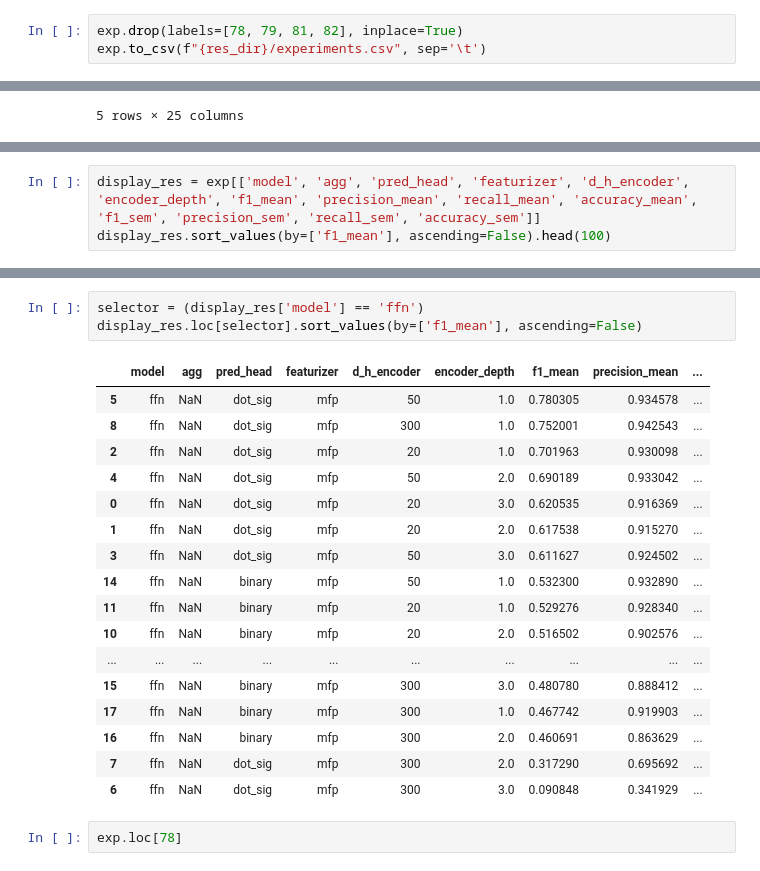
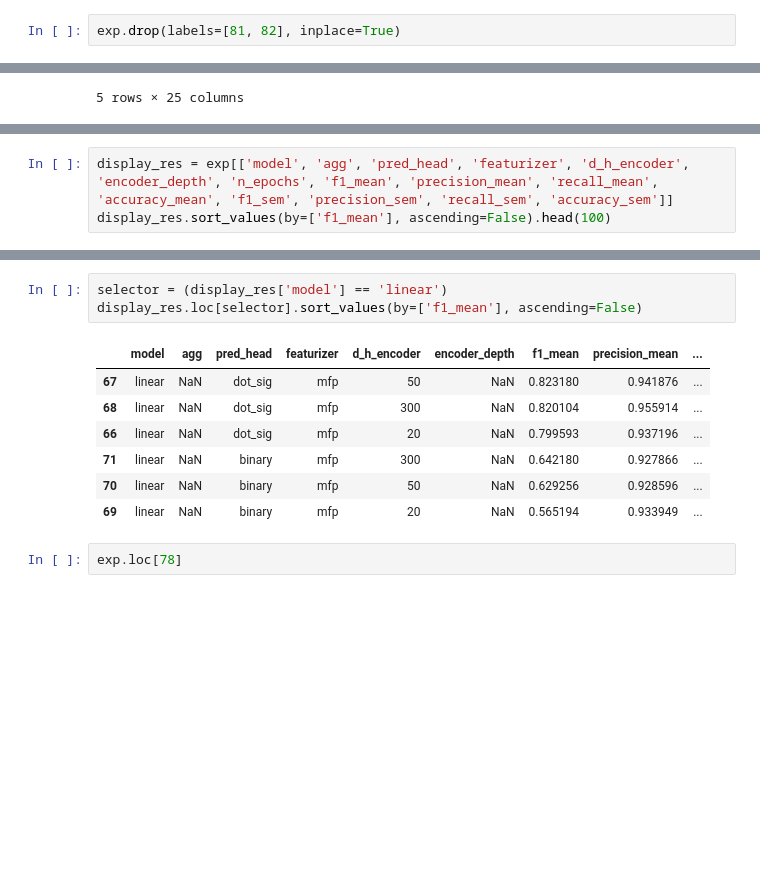
Before and after one commit to stefanpate/rcgnn, a Jupyter notebook: notebooks/rc_gnn_sprhea_figs.ipynb, the cells around one changed output, grey strips where cells are left out. Cells and saved outputs as stored; diff of their text form; blank space fills up the shorter version.

```diff
--- a/notebooks/rc_gnn_sprhea_figs.ipynb
+++ b/notebooks/rc_gnn_sprhea_figs.ipynb
@@ -18,8 +20,7 @@ exp.head()
 | 3 | 25 | dot_sig | NaN | NaN | 50 | ffn | mfp | 3.0 | ... |
 | 4 | 25 | dot_sig | NaN | NaN | 50 | ffn | mfp | 2.0 | ... |
 # %%
-exp.drop(labels=[78, 79, 81, 82], inplace=True)
-exp.to_csv(f"{res_dir}/experiments.csv", sep='\t')
+exp.drop(labels=[81, 82], inplace=True)
 # %%
 for hi, row in exp.iterrows():
     agg_scores = defaultdict(list)
@@ -56,4 +51,4 @@ exp.head()
 # %%
-display_res = exp[['model', 'agg', 'pred_head', 'featurizer', 'd_h_encoder', 'encoder_depth', 'f1_mean', 'precision_mean', 'recall_mean', 'accuracy_mean', 'f1_sem', 'precision_sem', 'recall_sem', 'accuracy_sem']]
+display_res = exp[['model', 'agg', 'pred_head', 'featurizer', 'd_h_encoder', 'encoder_depth', 'n_epochs', 'f1_mean', 'precision_mean', 'recall_mean', 'accuracy_mean', 'f1_sem', 'precision_sem', 'recall_sem', 'accuracy_sem']]
 display_res.sort_values(by=['f1_mean'], ascending=False).head(100)
 # %% [output]
@@ -94,24 +91,14 @@ display_res.loc[selector].sort_values(by=['f1_mean'], ascending=False)
 # %%
-selector = (display_res['model'] == 'ffn')
+selector = (display_res['model'] == 'linear')
 display_res.loc[selector].sort_values(by=['f1_mean'], ascending=False)
 # %% [output]
 |  | model | agg | pred_head | featurizer | d_h_encoder | encoder_depth | f1_mean | precision_mean | ... |
-| 5 | ffn | NaN | dot_sig | mfp | 50 | 1.0 | 0.780305 | 0.934578 | ... |
-| 8 | ffn | NaN | dot_sig | mfp | 300 | 1.0 | 0.752001 | 0.942543 | ... |
-| 2 | ffn | NaN | dot_sig | mfp | 20 | 1.0 | 0.701963 | 0.930098 | ... |
-| 4 | ffn | NaN | dot_sig | mfp | 50 | 2.0 | 0.690189 | 0.933042 | ... |
-| 0 | ffn | NaN | dot_sig | mfp | 20 | 3.0 | 0.620535 | 0.916369 | ... |
-| 1 | ffn | NaN | dot_sig | mfp | 20 | 2.0 | 0.617538 | 0.915270 | ... |
-| 3 | ffn | NaN | dot_sig | mfp | 50 | 3.0 | 0.611627 | 0.924502 | ... |
-| 14 | ffn | NaN | binary | mfp | 50 | 1.0 | 0.532300 | 0.932890 | ... |
-| 11 | ffn | NaN | binary | mfp | 20 | 1.0 | 0.529276 | 0.928340 | ... |
-| 10 | ffn | NaN | binary | mfp | 20 | 2.0 | 0.516502 | 0.902576 | ... |
-| ... | ... | ... | ... | ... | ... | ... | ... | ... | ... |
-| 15 | ffn | NaN | binary | mfp | 300 | 3.0 | 0.480780 | 0.888412 | ... |
-| 17 | ffn | NaN | binary | mfp | 300 | 1.0 | 0.467742 | 0.919903 | ... |
-| 16 | ffn | NaN | binary | mfp | 300 | 2.0 | 0.460691 | 0.863629 | ... |
-| 7 | ffn | NaN | dot_sig | mfp | 300 | 2.0 | 0.317290 | 0.695692 | ... |
-| 6 | ffn | NaN | dot_sig | mfp | 300 | 3.0 | 0.090848 | 0.341929 | ... |
+| 67 | linear | NaN | dot_sig | mfp | 50 | NaN | 0.823180 | 0.941876 | ... |
+| 68 | linear | NaN | dot_sig | mfp | 300 | NaN | 0.820104 | 0.955914 | ... |
+| 66 | linear | NaN | dot_sig | mfp | 20 | NaN | 0.799593 | 0.937196 | ... |
+| 71 | linear | NaN | binary | mfp | 300 | NaN | 0.642180 | 0.927866 | ... |
+| 70 | linear | NaN | binary | mfp | 50 | NaN | 0.629256 | 0.928596 | ... |
+| 69 | linear | NaN | binary | mfp | 20 | NaN | 0.565194 | 0.933949 | ... |
 # %%
 exp.loc[78]
 # %% [output]
```
Also changed, not shown: parts of 4 cells of this notebook, 7 other files.
